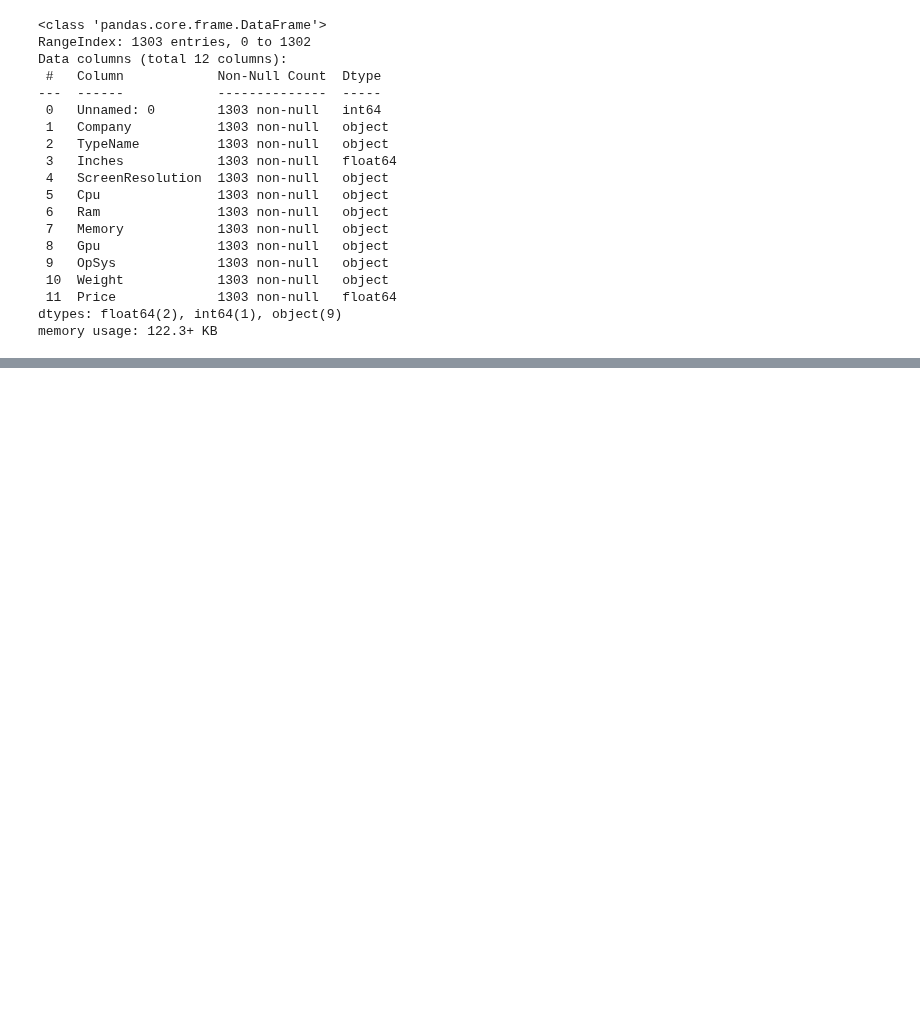
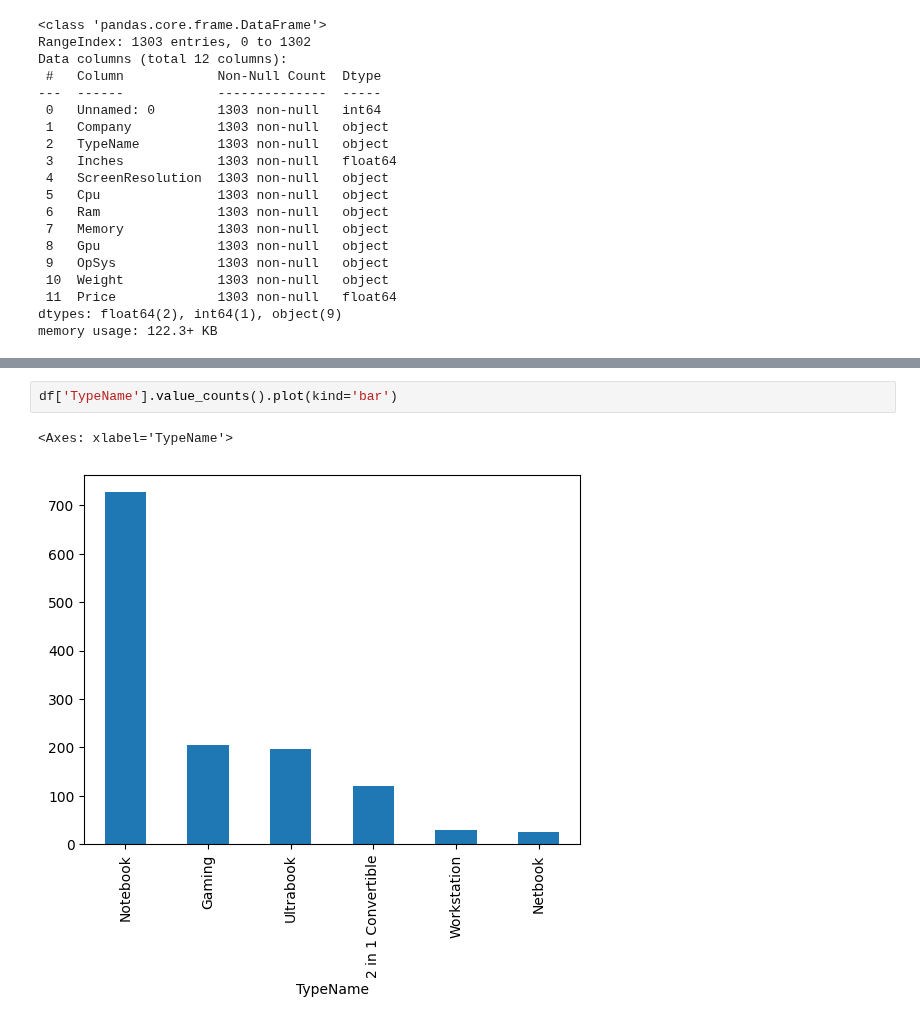
Before and after one commit to Ddasunsandeepa/laptop_price_predictor_project, a Jupyter notebook: notebooks/FC212034_Kishgintharaam/Data_Preprocessing.ipynb, the cells around one changed output, grey strips where cells are left out. Drawn from its saved outputs; the diff is of its cells as text; blank space fills up the shorter version.

```diff
--- a/notebooks/FC212034_Kishgintharaam/Data_Preprocessing.ipynb
+++ b/notebooks/FC212034_Kishgintharaam/Data_Preprocessing.ipynb
@@ -181,0 +151,5 @@ Current exchange rate: 1 INR = 3.5 LKR
+# %%
+df['TypeName'].value_counts().plot(kind='bar')
+# %% [output]
+<Axes: xlabel='TypeName'>
+[figure, added]
```
Also changed, not shown: parts of 31 cells of this notebook, 10 other files.
